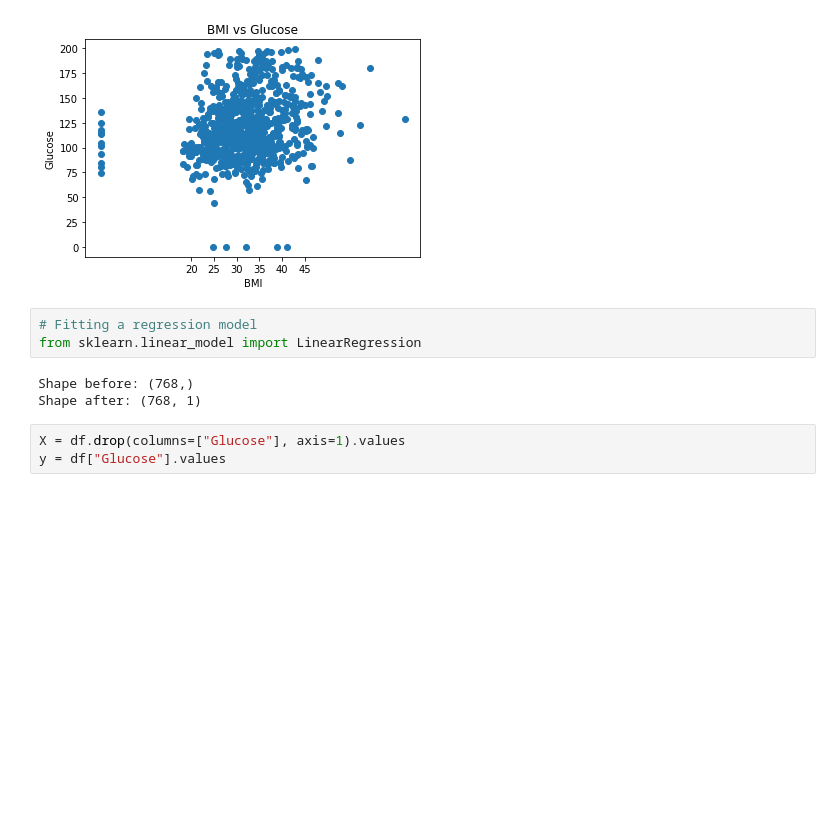
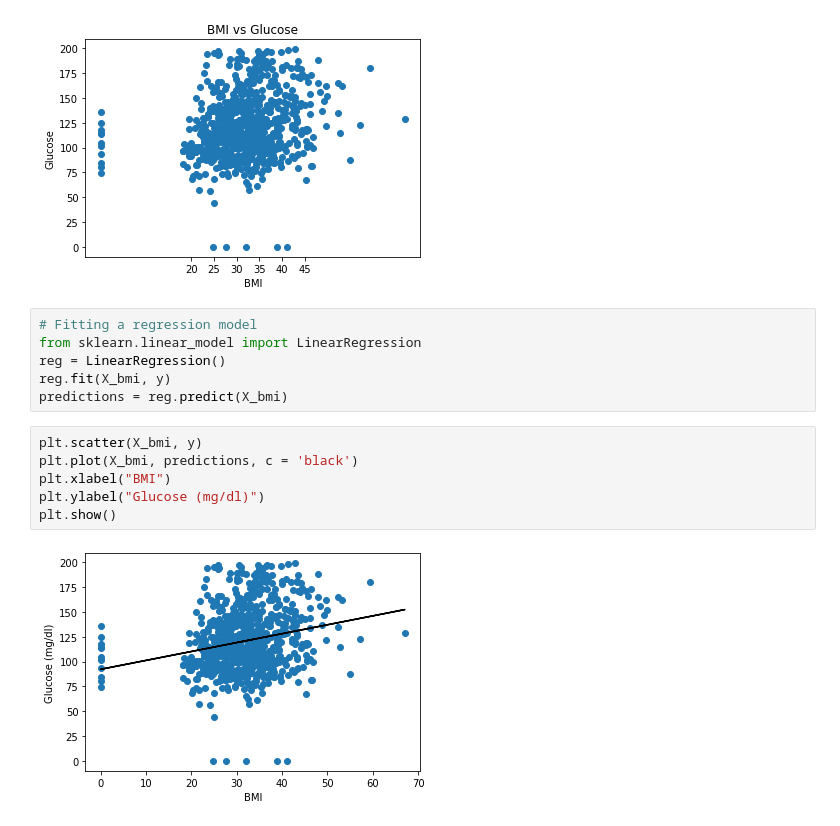
Before and after one commit to ammarlodhi255/machine-learning-with-python, a Jupyter notebook: supervised learning with scikit-learn/3. linear_regression.ipynb, the cells around one changed output. Drawn from its saved outputs; the diff is of its cells as text; blank space fills up the shorter version.

Commit message:
predicting glucose levels from a single feature

```diff
--- a/supervised learning with scikit-learn/3. linear_regression.ipynb
+++ b/supervised learning with scikit-learn/3. linear_regression.ipynb
@@ -37,9 +37,14 @@ plt.show()
 # %%
 # Fitting a regression model
 from sklearn.linear_model import LinearRegression
+reg = LinearRegression()
+reg.fit(X_bmi, y)
+predictions = reg.predict(X_bmi)
-# %% [output]
-Shape before: (768,)
-Shape after: (768, 1)
-# %%
-X = df.drop(columns=["Glucose"], axis=1).values
-y = df["Glucose"].values
+# %%
+plt.scatter(X_bmi, y)
+plt.plot(X_bmi, predictions, c = 'black')
+plt.xlabel("BMI")
+plt.ylabel("Glucose (mg/dl)")
+plt.show()
+# %% [output]
+[figure, added]
```
